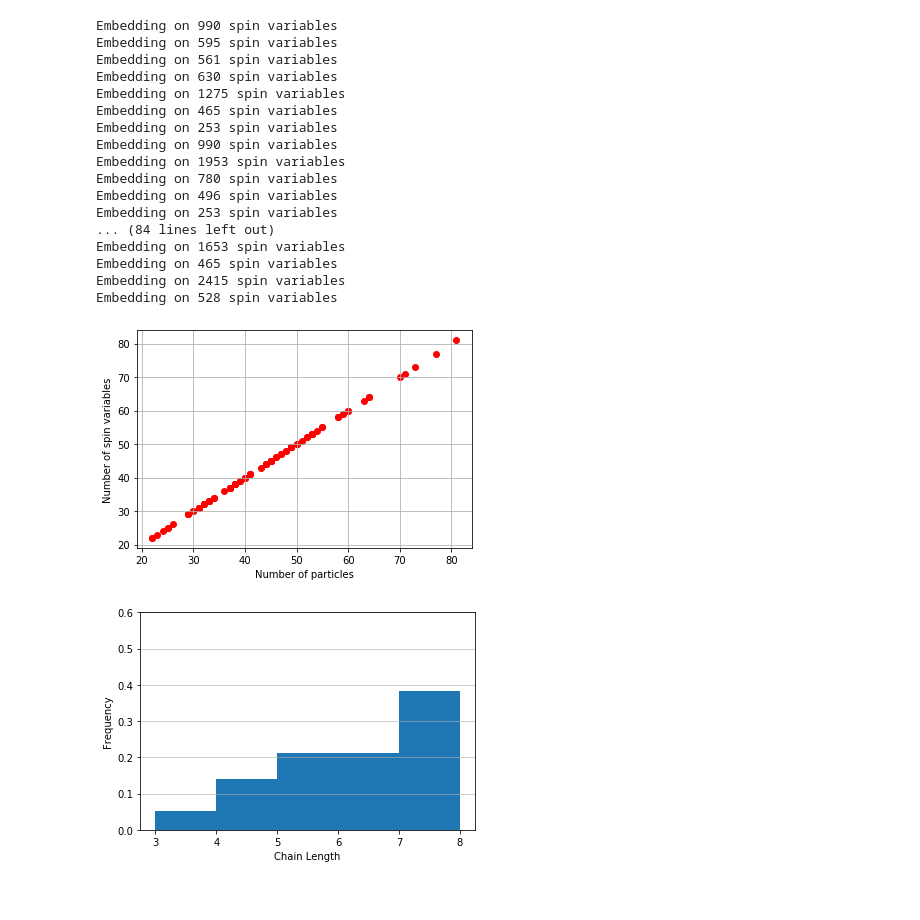
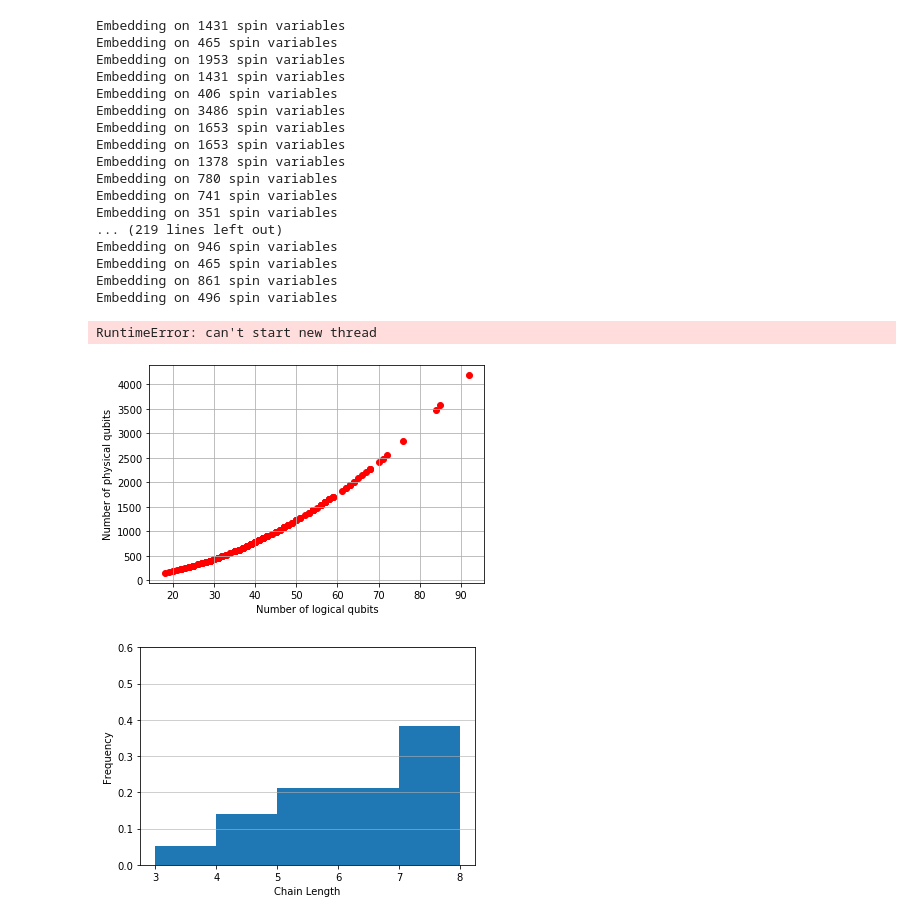
Before and after one commit to delgadoandrea/quantumjets, a Jupyter notebook: plot_embedding.ipynb, the cells around one changed output. Saved outputs shown, nothing was run; the diff lists cells and outputs as text; code cells hidden in the pictures.

Commit message:
latest plots

```diff
--- a/plot_embedding.ipynb
+++ b/plot_embedding.ipynb
@@ -9,7 +9,7 @@ from pythia_generator import generator
 from qubo_generator import make_qubo
 from embedding_generator import generate_embedding
 # %%
-num_ev = 100
+num_ev = 1000
 n_part = []
 n_qubits = []
 chain_length = []
@@ -17,6 +17,7 @@ chain_length = []
 for i in range(num_ev):
     # Generate a Pythia event
     particles = generator()
+    nq = 0;
 
     # Use particles in event to generate qubo
     #qubo, offset = make_qubo(particles, np.pi/2.)
@@ -24,38 +25,39 @@ for i in range(num_ev):
     embedding = generate_embedding(len(particles))
 
     # Get distribution of chain lengths
-    for i in range(len(embedding)):
-        chain_length.append(len(embedding[i]))
+    for sub_embed in embedding:
+        nq += sub_embed
 
     n_part.append(len(particles))
-    n_qubits.append(len(embedding))
+    n_qubits.append(nq)
 # %% [output]
-Embedding on 990 spin variables
-Embedding on 595 spin variables
-Embedding on 561 spin variables
-Embedding on 630 spin variables
-Embedding on 1275 spin variables
+Embedding on 1431 spin variables
 Embedding on 465 spin variables
-Embedding on 253 spin variables
-Embedding on 990 spin variables
 Embedding on 1953 spin variables
+Embedding on 1431 spin variables
+Embedding on 406 spin variables
+Embedding on 3486 spin variables
+Embedding on 1653 spin variables
+Embedding on 1653 spin variables
+Embedding on 1378 spin variables
 Embedding on 780 spin variables
+Embedding on 741 spin variables
+Embedding on 351 spin variables
+... (219 lines left out)
+Embedding on 946 spin variables
+Embedding on 465 spin variables
+Embedding on 861 spin variables
 Embedding on 496 spin variables
-Embedding on 253 spin variables
-... (84 lines left out)
-Embedding on 1653 spin variables
-Embedding on 465 spin variables
-Embedding on 2415 spin variables
-Embedding on 528 spin variables
+RuntimeError: can't start new thread
 # %%
 fig, ax = plt.subplots()
 
 ax.grid()
 ax.scatter(n_part, n_qubits, color='red')
-ax.set_xlabel('Number of particles')
-ax.set_ylabel('Number of spin variables')
+ax.set_xlabel('Number of logical qubits')
+ax.set_ylabel('Number of physical qubits')
 
-#plt.savefig('plots/nqubits.png')
+plt.savefig('plots/nqubits.png')
 plt.show()
 # %% [output]
-[figure, old version]
+[figure, new version]
```
Also changed, not shown: parts of 1 cell of this notebook, 14 other files.
